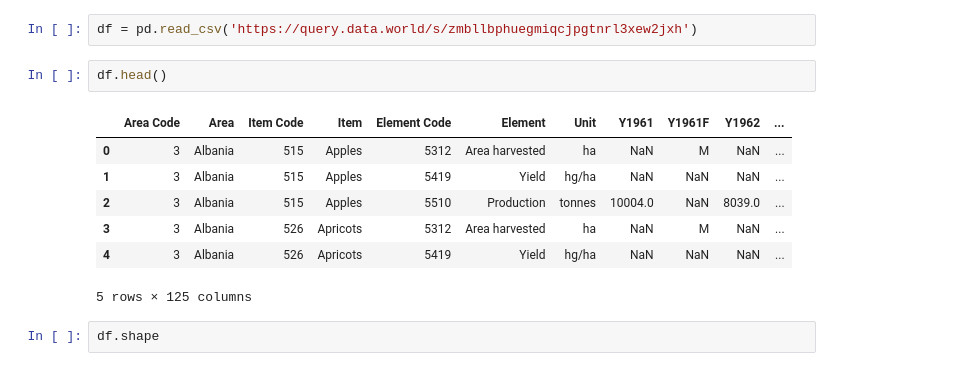
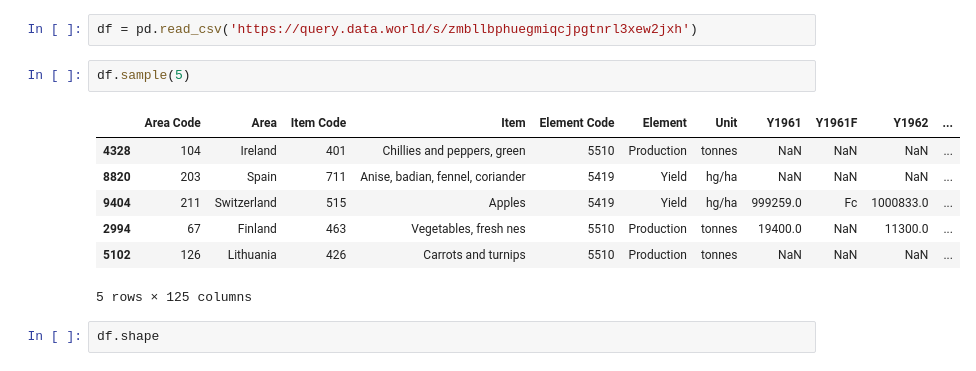
Before and after one commit to dekristi/Tech_Test, a Jupyter notebook: SGT_Project.ipynb, the cells around one changed output. Cells and saved outputs as stored; diff of their text form.

```diff
--- a/SGT_Project.ipynb
+++ b/SGT_Project.ipynb
@@ -49,16 +49,16 @@ import pycountry_convert as pc
 import numpy as np
 # %%
 df = pd.read_csv('https://query.data.world/s/zmbllbphuegmiqcjpgtnrl3xew2jxh')
-# %%
-df.head()
-# %% [output]
-|  | Area Code | Area | Item Code | Item | Element Code | Element | Unit | Y1961 | Y1961F | Y1962 | ... |
-| 0 | 3 | Albania | 515 | Apples | 5312 | Area harvested | ha | NaN | M | NaN | ... |
-| 1 | 3 | Albania | 515 | Apples | 5419 | Yield | hg/ha | NaN | NaN | NaN | ... |
-| 2 | 3 | Albania | 515 | Apples | 5510 | Production | tonnes | 10004.0 | NaN | 8039.0 | ... |
-| 3 | 3 | Albania | 526 | Apricots | 5312 | Area harvested | ha | NaN | M | NaN | ... |
-| 4 | 3 | Albania | 526 | Apricots | 5419 | Yield | hg/ha | NaN | NaN | NaN | ... |
-5 rows × 125 columns
+# %%
+df.sample(5)
+# %% [output]
+|  | Area Code | Area | Item Code | Item | Element Code | Element | Unit | Y1961 | Y1961F | Y1962 | ... |
+| 4328 | 104 | Ireland | 401 | Chillies and peppers, green | 5510 | Production | tonnes | NaN | NaN | NaN | ... |
+| 8820 | 203 | Spain | 711 | Anise, badian, fennel, coriander | 5419 | Yield | hg/ha | NaN | NaN | NaN | ... |
+| 9404 | 211 | Switzerland | 515 | Apples | 5419 | Yield | hg/ha | 999259.0 | Fc | 1000833.0 | ... |
+| 2994 | 67 | Finland | 463 | Vegetables, fresh nes | 5510 | Production | tonnes | 19400.0 | NaN | 11300.0 | ... |
+| 5102 | 126 | Lithuania | 426 | Carrots and turnips | 5510 | Production | tonnes | NaN | NaN | NaN | ... |
+5 rows × 125 columns
 # %%
 df.shape
 # %% [output]
```
